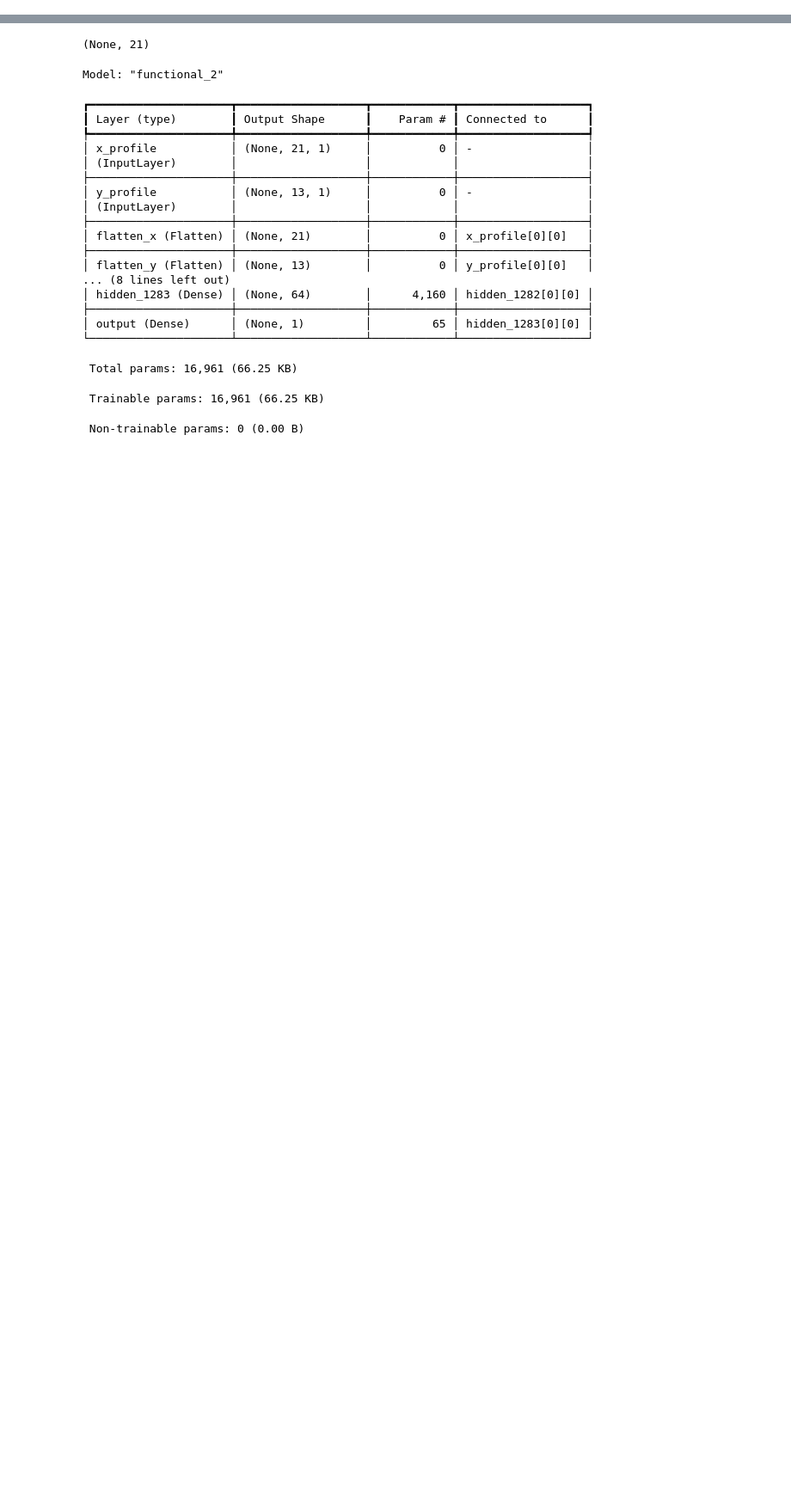
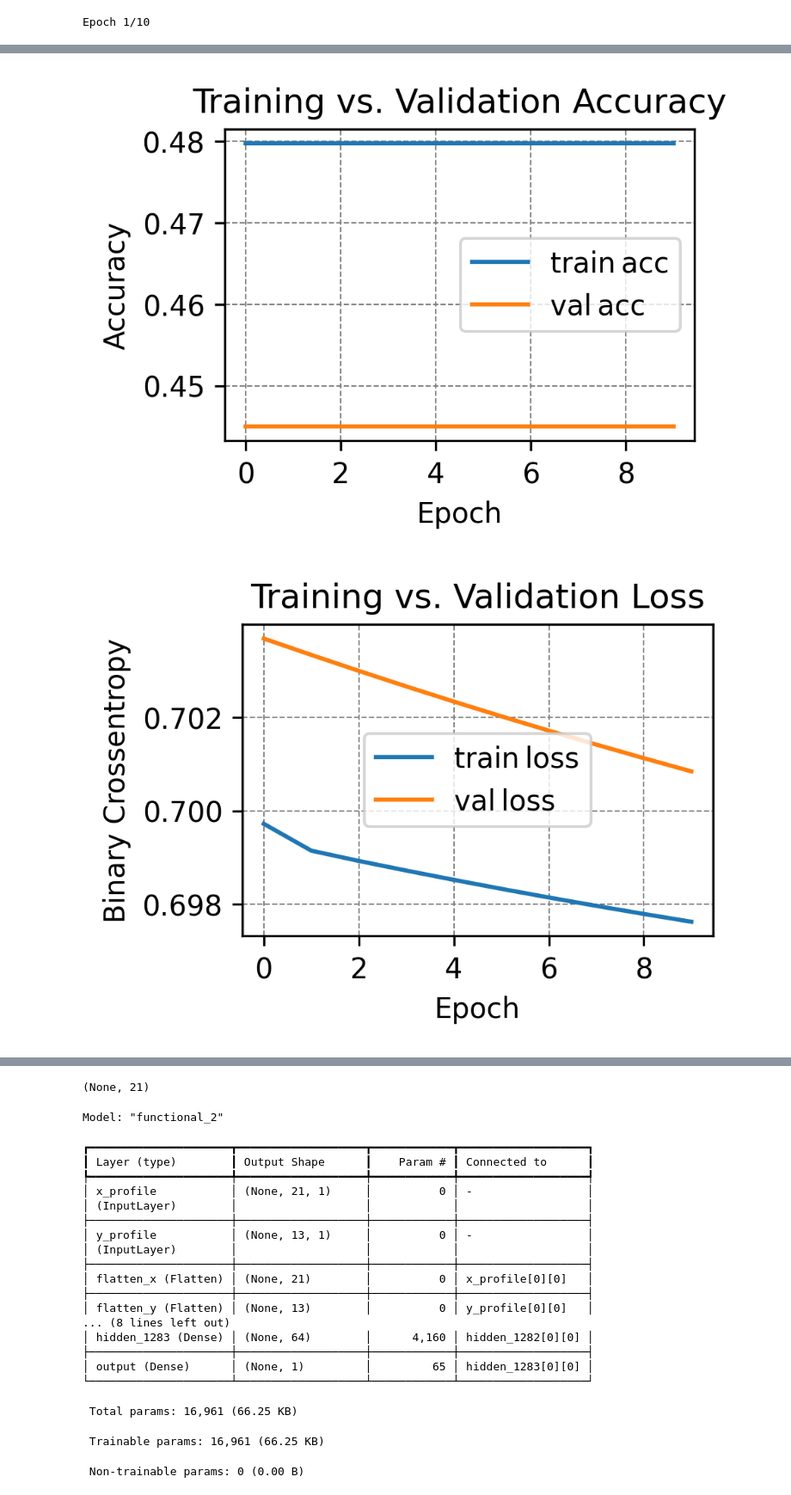
Before and after one commit to elizahoward/smart-pixels-ml, a Jupyter notebook: eric_training_models/EricModelTesting.ipynb, the cells around one changed output, grey strips where cells are left out. Shown: that part at 86% size. Cells and saved outputs as stored; diff of their text form; code cells hidden in the pictures; blank space fills up the shorter version.

```diff
--- a/eric_training_models/EricModelTesting.ipynb
+++ b/eric_training_models/EricModelTesting.ipynb
@@ -87,7 +87,7 @@ model = CreateSimpleXSizeModel()
 model.summary()
 
 base_dir      = BASE_DIR
-train_dir     = "/home/youeric/PixelML/smart_pixels_ml/filtering_models/filtering_records2000/tfrecords_train"
+train_dir     = TRAIN_DIR
 validation_dir= VALIDATION_DIR
 
 train_gen = ODG.OptimizedDataGenerator(
@@ -153,0 +156 @@ ValueError: Directory /home/youeric/PixelML/smart_pixels_ml/filtering_records200
+Epoch 1/10
@@ -154,3 +179,5 @@ ValueError: Directory /home/youeric/PixelML/smart_pixels_ml/filtering_records200
+[figure, added]
+[figure, added]
 # %%
 # 1) Build the x_size + y_size model:
 def CreateSizeModel():
```
Also changed, not shown: parts of 7 cells of this notebook, 1 other file.
